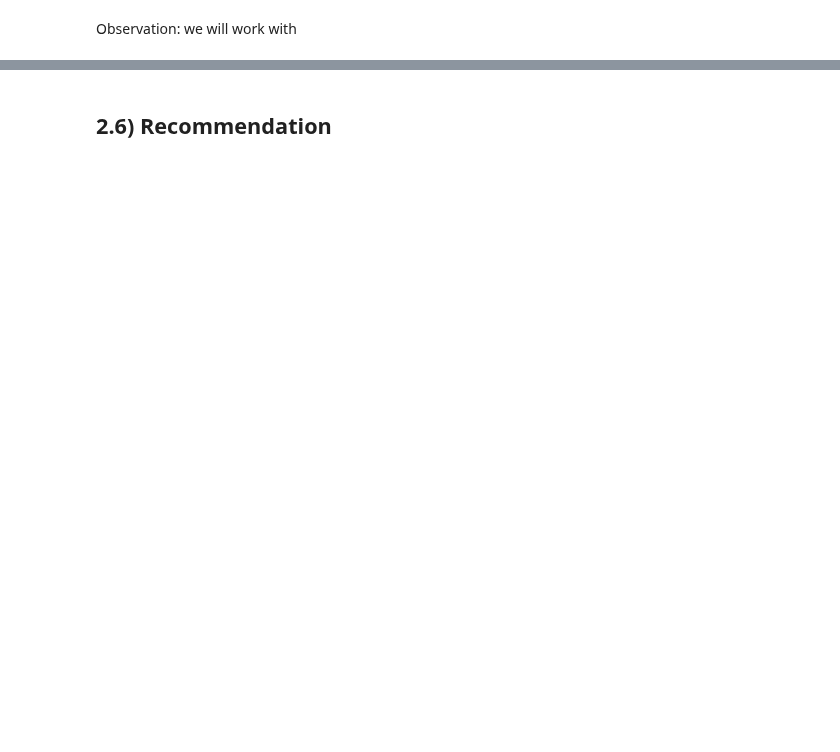
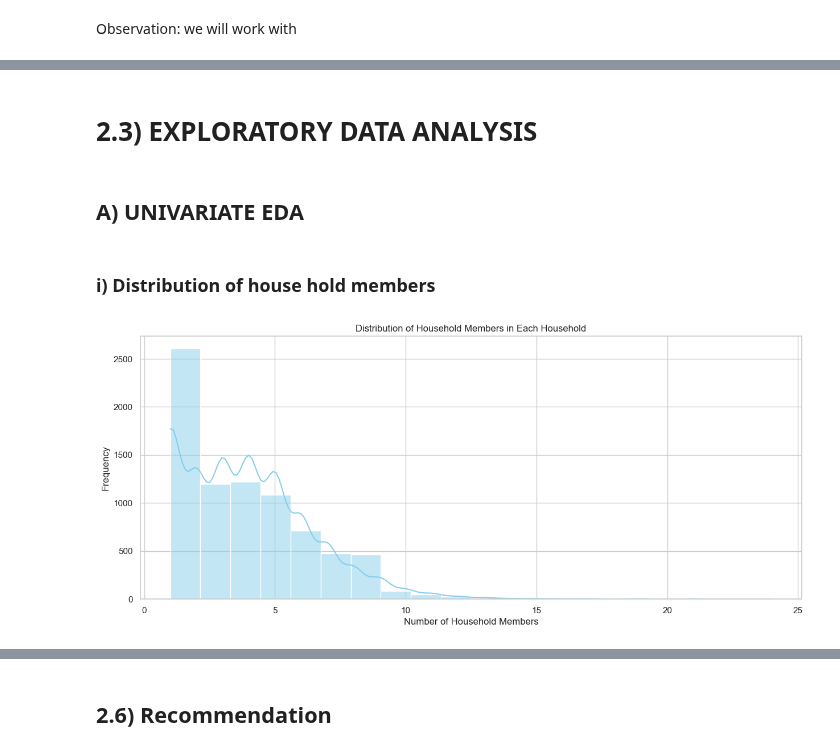
Before and after one commit to Dominic-Mu/dsc-phase-5-group-14-project, a Jupyter notebook: index.ipynb, the cells around one changed output, grey strips where cells are left out. Saved outputs shown, nothing was run; the diff lists cells and outputs as text; code cells hidden in the pictures; blank space fills up the shorter version.

```diff
--- a/index.ipynb
+++ b/index.ipynb
@@ -418,0 +560,3 @@ Enhance model interpretability to provide actionable insights for decision-maker
+# %%
+# Converting encoded categorical columns to numerical data type
+df_2_cleaned[columns_filled_with_mode_2] = df_2_cleaned[columns_filled_with_mode_2].apply(pd.to_numeric, errors='coerce')
@@ -418,0 +569,9 @@ Enhance model interpretability to provide actionable insights for decision-maker
+# %%
+# Imputing the df_2_cleaned DataFrame
+# Imputing numeric columns
+numeric_imputer = SimpleImputer(strategy='mean')
+df_2_cleaned[columns_filled_with_mean_2] = numeric_imputer.fit_transform(df_2_cleaned[columns_filled_with_mean_2])
+
+# Imputing non-numeric columns
+non_numeric_imputer = SimpleImputer(strategy='most_frequent')
+df_2_cleaned[columns_filled_with_mode_2] = non_numeric_imputer.fit_transform(df_2_cleaned[columns_filled_with_mode_2])
@@ -418,0 +589,4 @@ Enhance model interpretability to provide actionable insights for decision-maker
+# %%
+# Converting unique identifiers to strings
+columns_to_exclude = [col for col in columns_to_exclude if col in df_2_cleaned.columns]
+df_2_cleaned[columns_to_exclude] = df_2_cleaned[columns_to_exclude].astype(str)
@@ -418,0 +599,3 @@ Enhance model interpretability to provide actionable insights for decision-maker
+# %%
+# Filling missing values in columns_to_exclude with the word "missing"
+df_2_cleaned[columns_to_exclude] = df_2_cleaned[columns_to_exclude].fillna('missing')
@@ -418,0 +660,21 @@ Enhance model interpretability to provide actionable insights for decision-maker
+# %% [markdown]
+# 2.3) EXPLORATORY DATA ANALYSIS
+# %% [markdown]
+## A) UNIVARIATE EDA
+# %% [markdown]
+### i) Distribution of house hold members
+# %%
+# Distribution of household members in household
+# Setting the style of seaborn
+sns.set(style="whitegrid")
+# Converting DataFrame to a NumPy array before indexing
+np_array = df_2_cleaned.to_numpy()
+# Plotting the distribution
+plt.figure(figsize=(15, 6))
+sns.histplot(df_2_cleaned['number_of_household_members'], bins=20, kde=True, color='skyblue')
+plt.title('Distribution of Household Members in Each Household')
+plt.xlabel('Number of Household Members')
+plt.ylabel('Frequency')
+plt.show()
+# %% [output]
+[figure, added]
```
Also changed, not shown: parts of 98 cells of this notebook, 5 other files.
